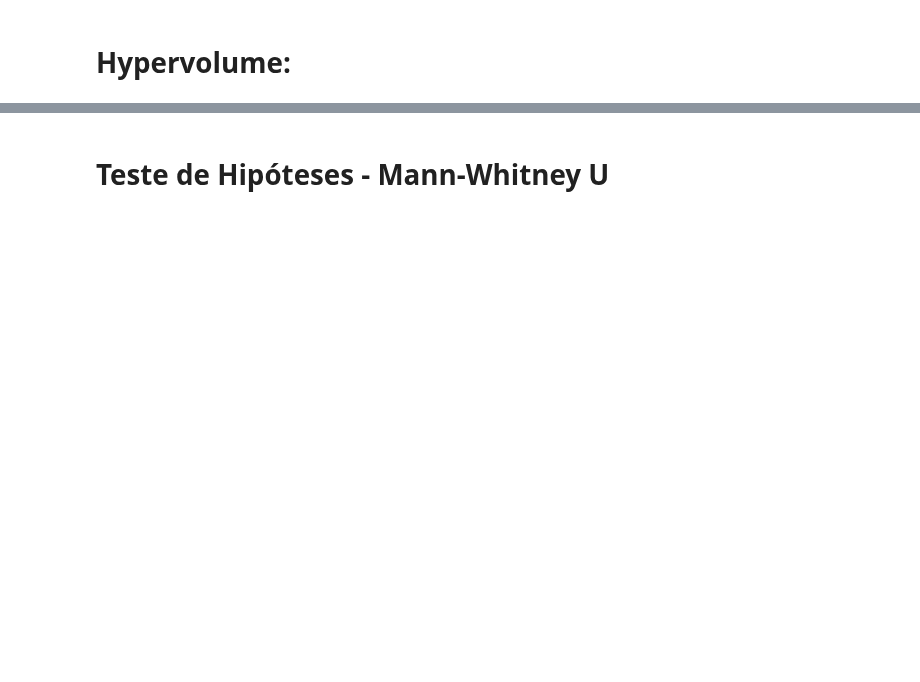
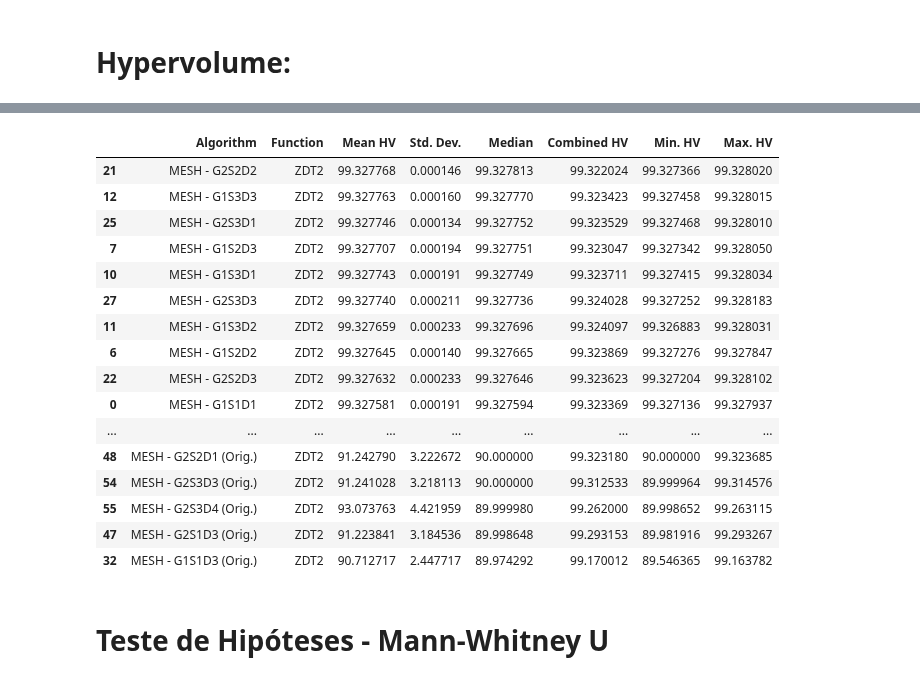
Before and after one commit to LeoVAF/Mesh-python, a Jupyter notebook: scripts/notebooks/metrics.ipynb, the cells around one changed output, grey strips where cells are left out. Saved outputs shown, nothing was run; the diff lists cells and outputs as text; code cells hidden in the pictures; blank space fills up the shorter version.

```diff
--- a/scripts/notebooks/metrics.ipynb
+++ b/scripts/notebooks/metrics.ipynb
@@ -88,3 +34,85 @@ df
+# %%
+# List of file tuples
+file_tuple_mesh = []
+file_tuple_old_mesh = []
+file_tuple_nsga2 = []
+
+# Name of chosen files
+file_tuple_mesh = [
+        (f"MESH_G{i+1}S{j+1}D{k+1}_{exp_name}_{objective_dim}_{position_dim}.pkl", 'MESH - ' + f'G{i+1}S{j+1}D{k+1}', exp_name)
+        for i in choose_global_best_attribution_type
+        for j in choose_Xr_pool_type
+        for k in choose_DE_mutation_type
+        for exp_name in experiment_names
+    ]
+
+# Name of other files
+if insert_old_mesh:
+	file_tuple_old_mesh = [(f"OLD_MESH_G{i+1}S{j+1}D{k+1}_{exp_name}_{objective_dim}_{position_dim}.pkl", 'MESH - ' + f'G{i+1}S{j+1}D{k+1} (Orig.)', exp_name)
+						for i in choose_global_best_attribution_type
+						for j in choose_Xr_pool_type
+						for k in choose_DE_mutation_type
+						for exp_name in experiment_names
+                        if os.path.exists(f"../results/OLD_MESH_G{i+1}S{j+1}D{k+1}_{exp_name}_{objective_dim}_{position_dim}.pkl")
+					]
+if insert_nsga2:
+  file_tuple_nsga2 = [(f'NSGA2_{exp_name}_{objective_dim}_{position_dim}.pkl', 'NSGA-II', exp_name) for exp_name in experiment_names]
+
+file_tuple = file_tuple_mesh + file_tuple_old_mesh + file_tuple_nsga2
+
+# Take the results
+results_mesh = []
+results_old_mesh = []
+results_nsga2 = []
+
+# Load the results from the files
+for file_name, _, _ in file_tuple_mesh:
+	with open("../results/" + file_name, "rb") as f:
+		results_mesh.append(pickle.load(f))
+for file_name, _, _ in file_tuple_old_mesh:
+	with open("../results/" + file_name, "rb") as f:
+		results_old_mesh.append(pickle.load(f))
+for file_name, _, _ in file_tuple_nsga2:
+	with open("../results/" + file_name, "rb") as f:
+		results_nsga2.append(pickle.load(f))
+results = results_mesh + results_old_mesh + results_nsga2
+
+# Create the pandas DataFrame columns
+columns = ['Algorithm', 'Function', 'Mean HV', 'Std. Dev.', 'Median', 'Combined HV', 'Min. HV', 'Max. HV']
+
+# Store the datas
+data = []
+for i, (file_name, alg_name, func_name) in enumerate(file_tuple):
+  HVs = []
+  r = results[i]
+  for j in range(len(results[i])-1):
+    HVs.append(indicator(r[j+1]["F"]))
+  if len(HVs) > 1:
+    data.append([alg_name, func_name.upper(), statistics.mean(HVs), statistics.stdev(HVs), statistics.median(HVs), indicator(results[i]['combined'][1]), min(HVs), max(HVs),])
+  else:
+    data.append([alg_name, func_name.upper(), statistics.mean(HVs), 0, HVs[0], indicator(results[i]['combined'][1]), min(HVs), max(HVs),])
+
+# Create the DataFrame with hypervolume results
+df = pd.DataFrame(data, columns=columns)
+df.sort_values(by=['Median'], ascending=False)
+# %% [output]
+|  | Algorithm | Function | Mean HV | Std. Dev. | Median | Combined HV | Min. HV | Max. HV |
+| 21 | MESH - G2S2D2 | ZDT2 | 99.327768 | 0.000146 | 99.327813 | 99.322024 | 99.327366 | 99.328020 |
+| 12 | MESH - G1S3D3 | ZDT2 | 99.327763 | 0.000160 | 99.327770 | 99.323423 | 99.327458 | 99.328015 |
+| 25 | MESH - G2S3D1 | ZDT2 | 99.327746 | 0.000134 | 99.327752 | 99.323529 | 99.327468 | 99.328010 |
+| 7 | MESH - G1S2D3 | ZDT2 | 99.327707 | 0.000194 | 99.327751 | 99.323047 | 99.327342 | 99.328050 |
+| 10 | MESH - G1S3D1 | ZDT2 | 99.327743 | 0.000191 | 99.327749 | 99.323711 | 99.327415 | 99.328034 |
+| 27 | MESH - G2S3D3 | ZDT2 | 99.327740 | 0.000211 | 99.327736 | 99.324028 | 99.327252 | 99.328183 |
+| 11 | MESH - G1S3D2 | ZDT2 | 99.327659 | 0.000233 | 99.327696 | 99.324097 | 99.326883 | 99.328031 |
+| 6 | MESH - G1S2D2 | ZDT2 | 99.327645 | 0.000140 | 99.327665 | 99.323869 | 99.327276 | 99.327847 |
+| 22 | MESH - G2S2D3 | ZDT2 | 99.327632 | 0.000233 | 99.327646 | 99.323623 | 99.327204 | 99.328102 |
+| 0 | MESH - G1S1D1 | ZDT2 | 99.327581 | 0.000191 | 99.327594 | 99.323369 | 99.327136 | 99.327937 |
+| ... | ... | ... | ... | ... | ... | ... | ... | ... |
+| 48 | MESH - G2S2D1 (Orig.) | ZDT2 | 91.242790 | 3.222672 | 90.000000 | 99.323180 | 90.000000 | 99.323685 |
+| 54 | MESH - G2S3D3 (Orig.) | ZDT2 | 91.241028 | 3.218113 | 90.000000 | 99.312533 | 89.999964 | 99.314576 |
+| 55 | MESH - G2S3D4 (Orig.) | ZDT2 | 93.073763 | 4.421959 | 89.999980 | 99.262000 | 89.998652 | 99.263115 |
+| 47 | MESH - G2S1D3 (Orig.) | ZDT2 | 91.223841 | 3.184536 | 89.998648 | 99.293153 | 89.981916 | 99.293267 |
+| 32 | MESH - G1S1D3 (Orig.) | ZDT2 | 90.712717 | 2.447717 | 89.974292 | 99.170012 | 89.546365 | 99.163782 |
 # %%
 print(df.to_latex(index=False, float_format="%.3f", escape=False, column_format='lcccccc', label='tab:hv', caption='Hypervolume indicator of the algorithms on the test problems.'))
 # %% [markdown]
```
Also changed, not shown: parts of 5 cells of this notebook, 1 other file.
